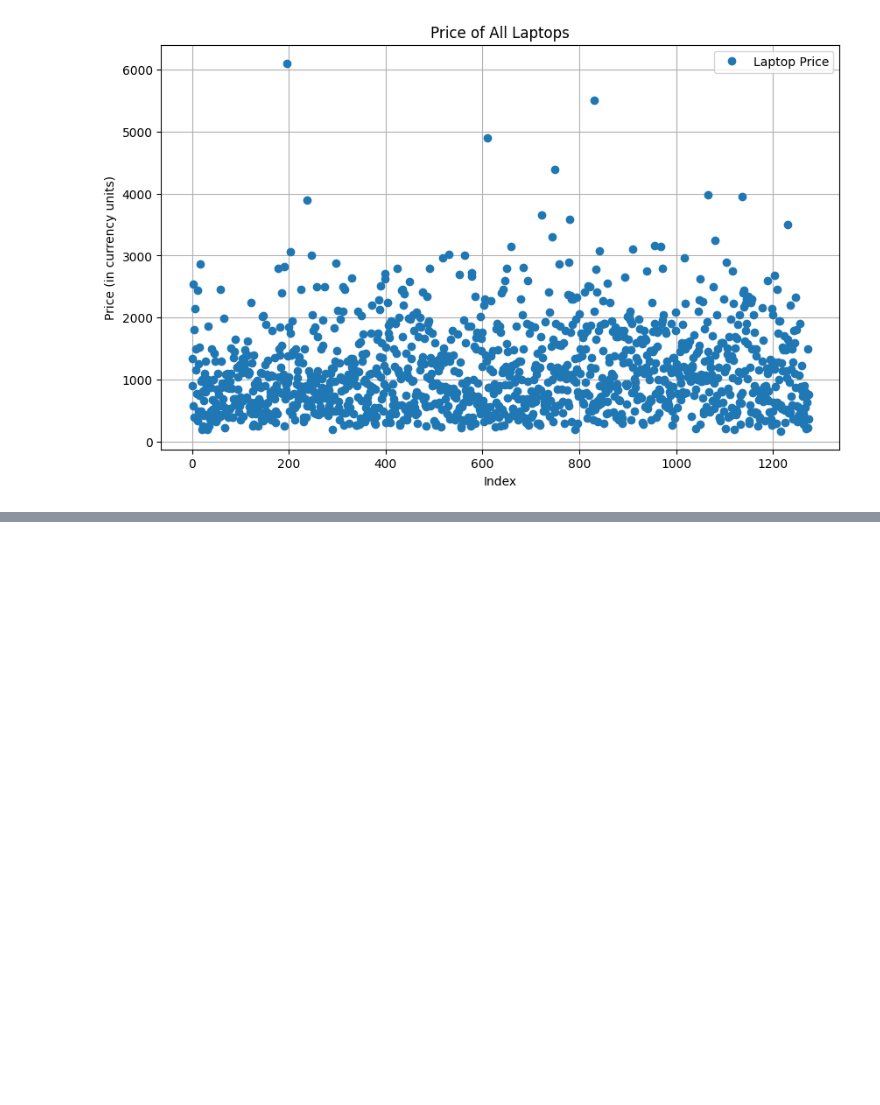
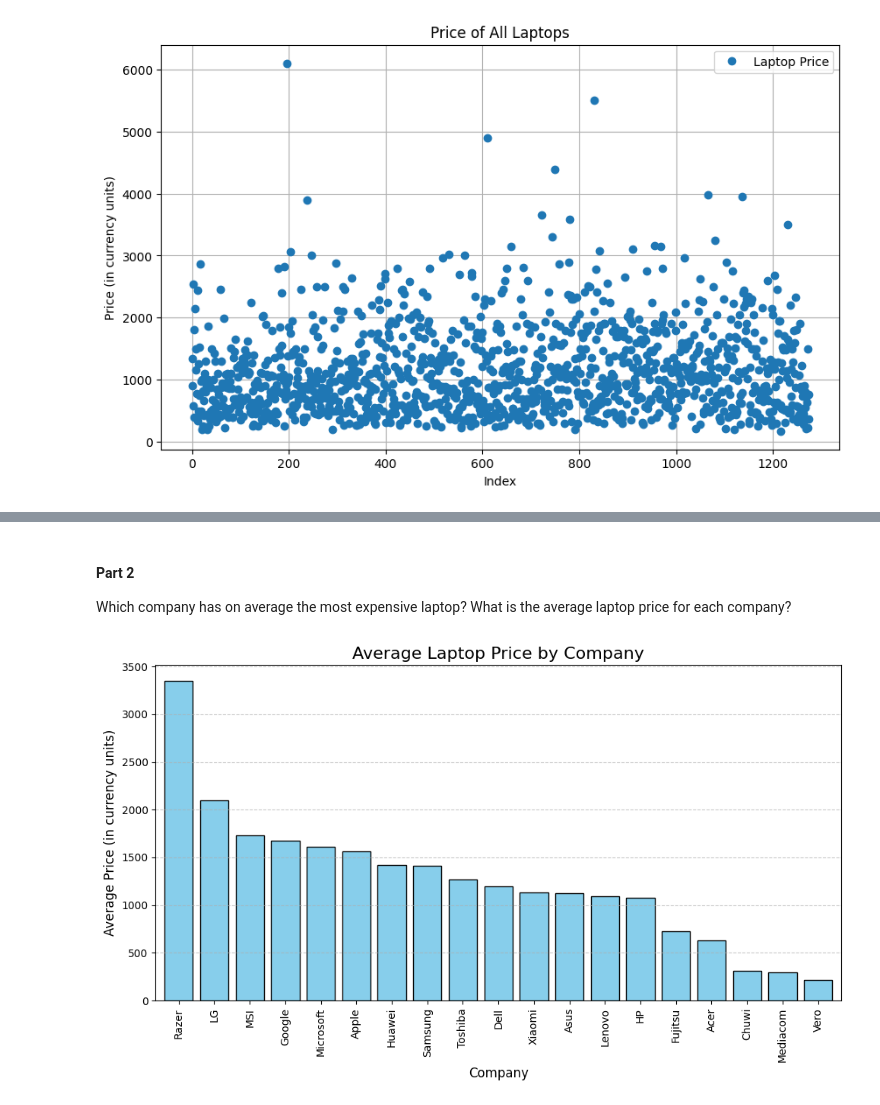
Before and after one commit to AdrielMendelsohn/Mini-Python-Project, a Jupyter notebook: Mini-Project-Main.ipynb, the cells around one changed output, grey strips where cells are left out. Drawn from its saved outputs; the diff is of its cells as text; code cells hidden in the pictures; blank space fills up the shorter version.

Commit message:
Main 0.4 - Finished q2 parts 2-4

```diff
--- a/Mini-Project-Main.ipynb
+++ b/Mini-Project-Main.ipynb
@@ -98,0 +90,27 @@ data.head()
+# %% [markdown]
+#### Part 2
+
+Which company has on average the most expensive laptop? What is the average
+laptop price for each company?
+# %%
+grouped = data.groupby('Company')
+
+# Group the data by company
+average_price = grouped['Price (Euro)'].mean()
+
+# Sort the average prices from largest to smallest
+average_price_sorted = average_price.sort_values(ascending=False)
+
+# Plot the average prices as a bar graph
+plt.figure(figsize=(10, 6))
+average_price_sorted.plot(kind='bar', width = 0.8 ,color='skyblue', edgecolor='black')
+
+# Add titles and labels
+plt.title('Average Laptop Price by Company', fontsize=16)
+plt.xlabel('Company', fontsize=12)
+plt.ylabel('Average Price (in currency units)', fontsize=12)
+plt.xticks(rotation=90, fontsize = 10)
+plt.grid(axis='y', linestyle='--', alpha=0.7)
+plt.tight_layout()
+# %% [output]
+[figure, added]
```
Also changed, not shown: parts of 5 cells of this notebook.
